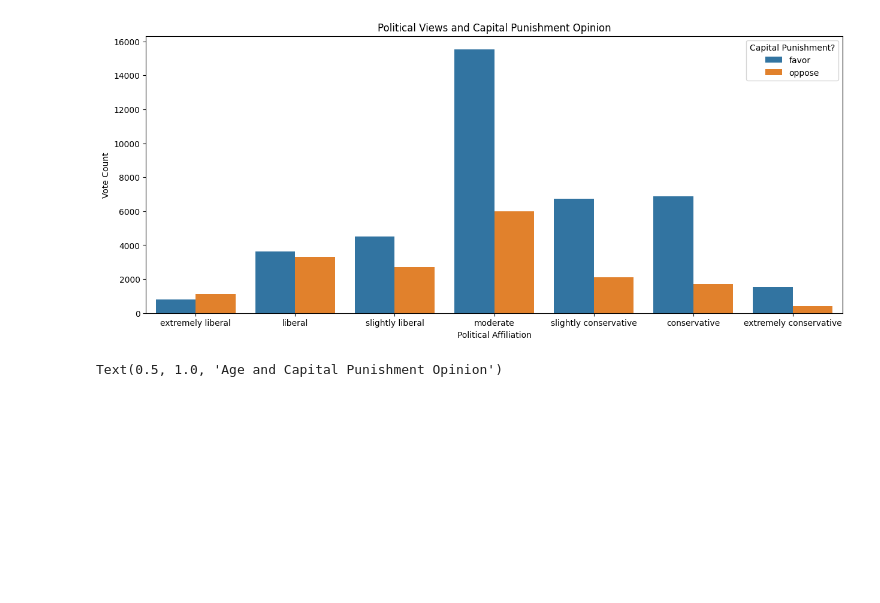
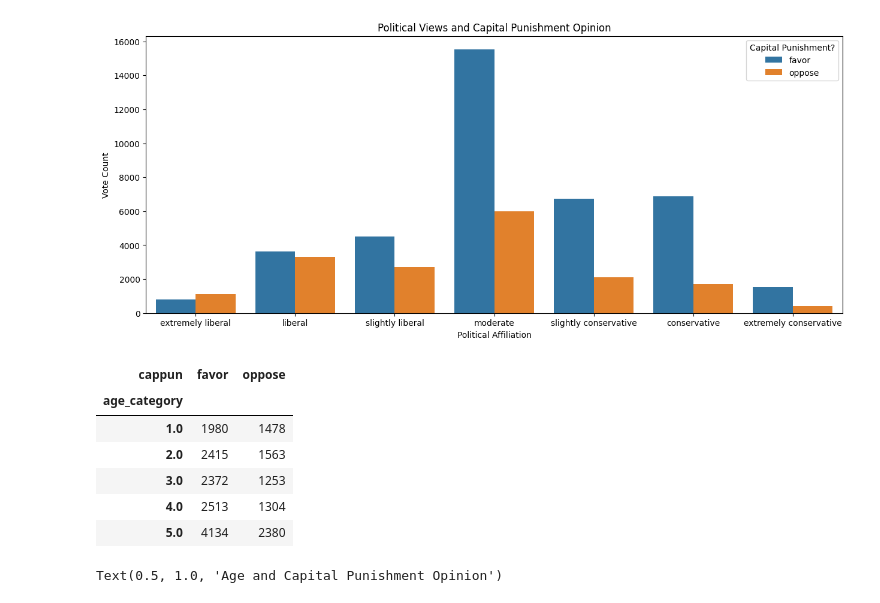
Before and after one commit to abkerper/project_gss, a Jupyter notebook: RESULTS_CONCLUSIONS.ipynb, the cells around one changed output. Cells and saved outputs as stored; diff of their text form; code cells hidden in the pictures; blank space fills up the shorter version.

```diff
--- a/RESULTS_CONCLUSIONS.ipynb
+++ b/RESULTS_CONCLUSIONS.ipynb
@@ -38,6 +48,16 @@ plt.title('Political Views and Capital Punishment Opinion')
 # %% [output]
 Text(0.5, 1.0, 'Political Views and Capital Punishment Opinion')
 [figure]
+# %%
+pd.crosstab(df['age_category'],df['cappun'])
+# %% [output]
+| cappun | favor | oppose |
+| age_category |  |  |
+| 1.0 | 1980 | 1478 |
+| 2.0 | 2415 | 1563 |
+| 3.0 | 2372 | 1253 |
+| 4.0 | 2513 | 1304 |
+| 5.0 | 4134 | 2380 |
 # %%
 data_from_groupby = {'age_group': ['18-29', '18-29', '30-39', '30-39', '40-49', '40-49',
                  '50-64', '50-64', '60-89', '60-89'],
```
Also changed, not shown: parts of 6 cells of this notebook.
